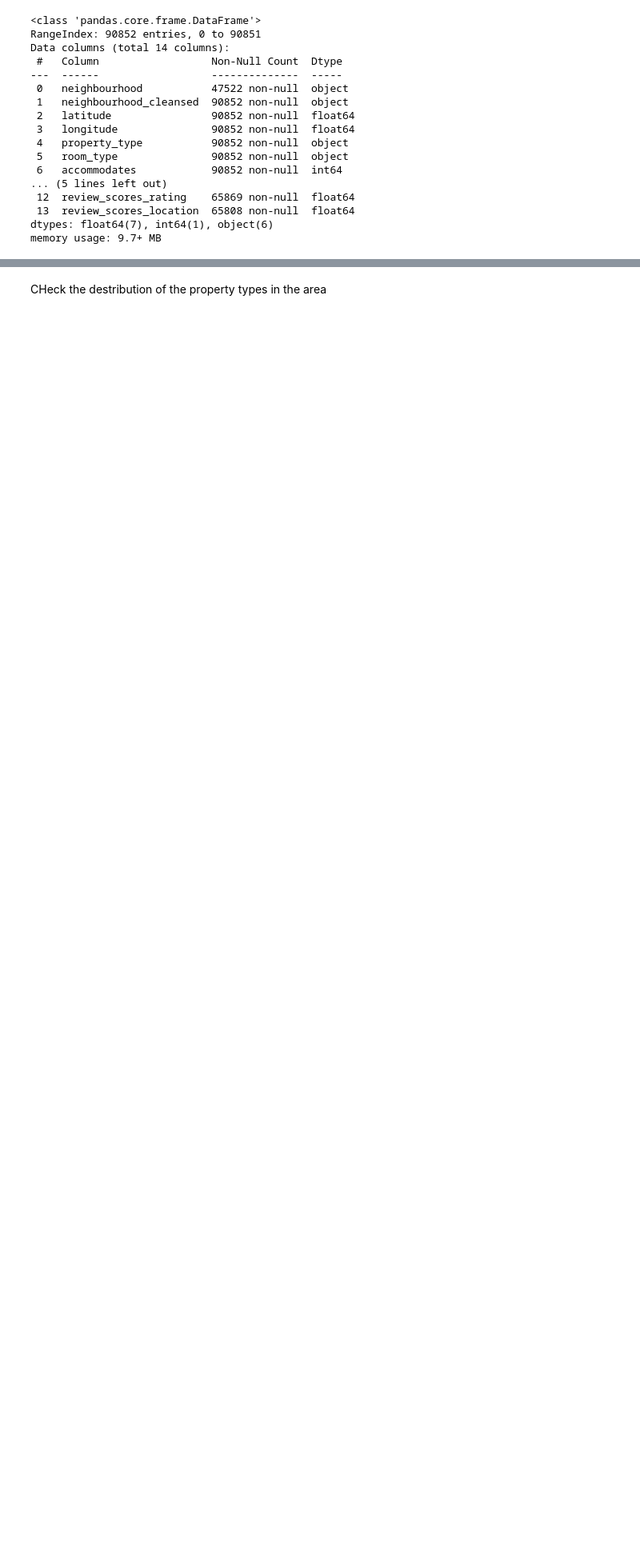
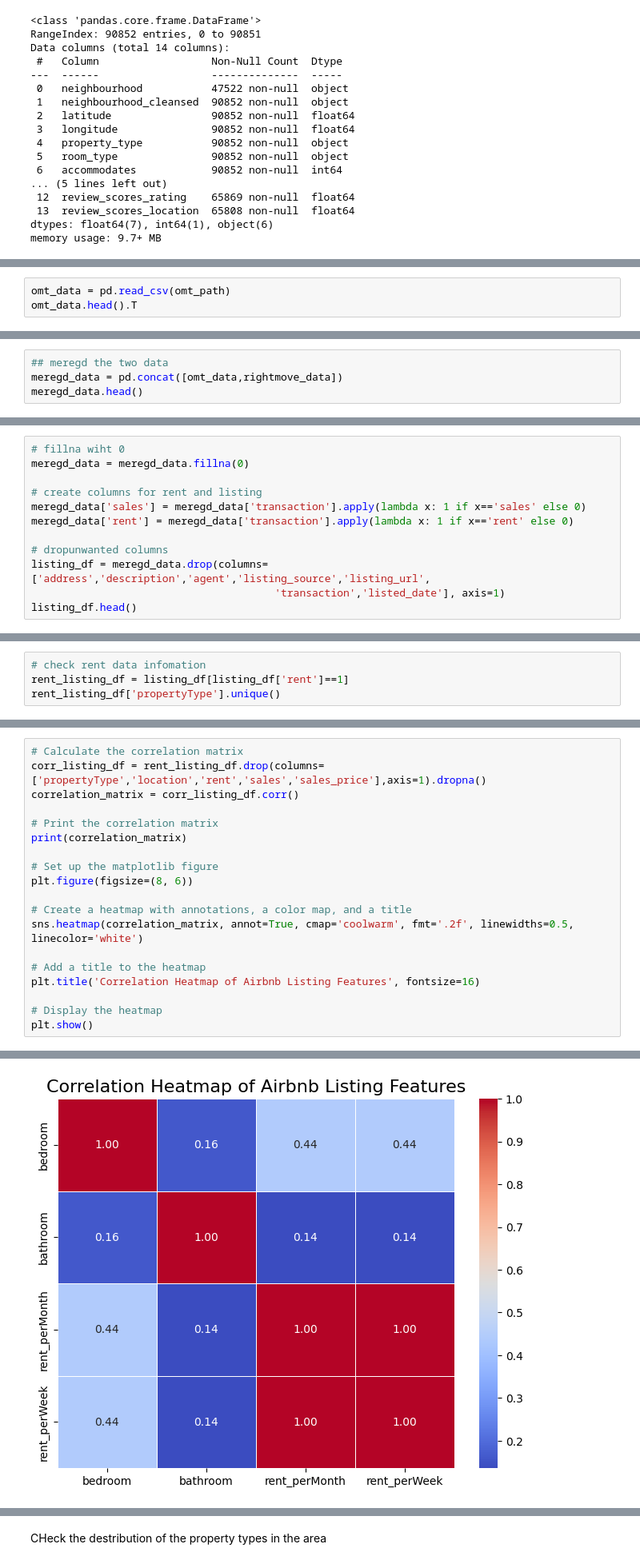
Before and after one commit to SammyGIS/airbnb-spatial-analysis, a Jupyter notebook: airbnb-spatial-analysis.ipynb, the cells around one changed output, grey strips where cells are left out. Shown at 80% size. Saved outputs shown, nothing was run; the diff lists cells and outputs as text; blank space fills up the shorter version.

Commit message:
chore: explore airbnb dataset

```diff
--- a/airbnb-spatial-analysis.ipynb
+++ b/airbnb-spatial-analysis.ipynb
@@ -261,0 +360,3 @@ Demo graphic Datasets
+# %%
+omt_data = pd.read_csv(omt_path)
+omt_data.head().T
@@ -261,0 +379,4 @@ Demo graphic Datasets
+# %%
+## meregd the two data
+meregd_data = pd.concat([omt_data,rightmove_data])
+meregd_data.head()
@@ -261,0 +390,12 @@ Demo graphic Datasets
+# %%
+# fillna wiht 0
+meregd_data = meregd_data.fillna(0)
+
+# create columns for rent and listing
+meregd_data['sales'] = meregd_data['transaction'].apply(lambda x: 1 if x=='sales' else 0)
+meregd_data['rent'] = meregd_data['transaction'].apply(lambda x: 1 if x=='rent' else 0)
+
+# dropunwanted columns
+listing_df = meregd_data.drop(columns=['address','description','agent','listing_source','listing_url',
+                                       'transaction','listed_date'], axis=1)
+listing_df.head()
@@ -261,0 +409,4 @@ Demo graphic Datasets
+# %%
+# check rent data infomation
+rent_listing_df = listing_df[listing_df['rent']==1]
+rent_listing_df['propertyType'].unique()
@@ -261,0 +430,20 @@ Demo graphic Datasets
+# %%
+# Calculate the correlation matrix
+corr_listing_df = rent_listing_df.drop(columns=['propertyType','location','rent','sales','sales_price'],axis=1).dropna()
+correlation_matrix = corr_listing_df.corr()
+
+# Print the correlation matrix
+print(correlation_matrix)
+
+# Set up the matplotlib figure
+plt.figure(figsize=(8, 6))
+
+# Create a heatmap with annotations, a color map, and a title
+sns.heatmap(correlation_matrix, annot=True, cmap='coolwarm', fmt='.2f', linewidths=0.5, linecolor='white')
+
+# Add a title to the heatmap
+plt.title('Correlation Heatmap of Airbnb Listing Features', fontsize=16)
+
+# Display the heatmap
+plt.show()
+# %% [output]
@@ -261,0 +455 @@ Demo graphic Datasets
+[figure, added]
```
Also changed, not shown: parts of 64 cells of this notebook, 2 other files.
